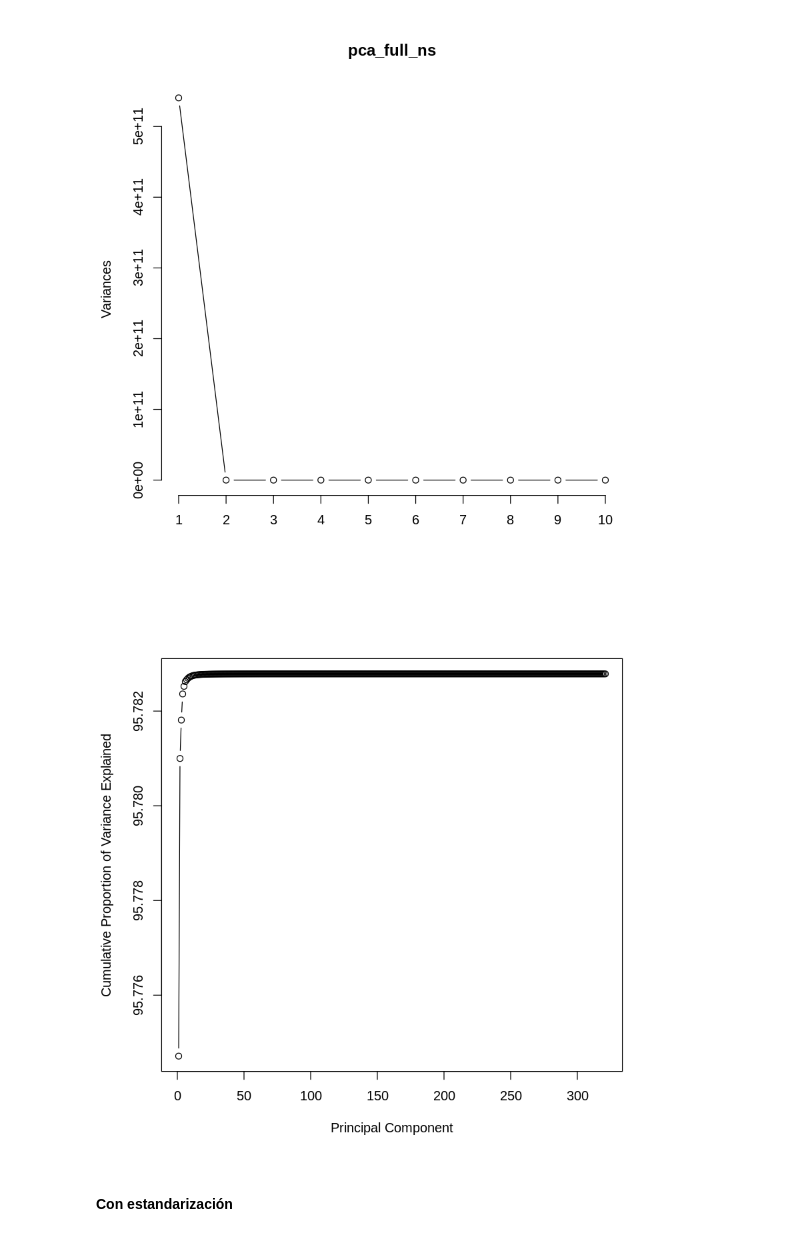
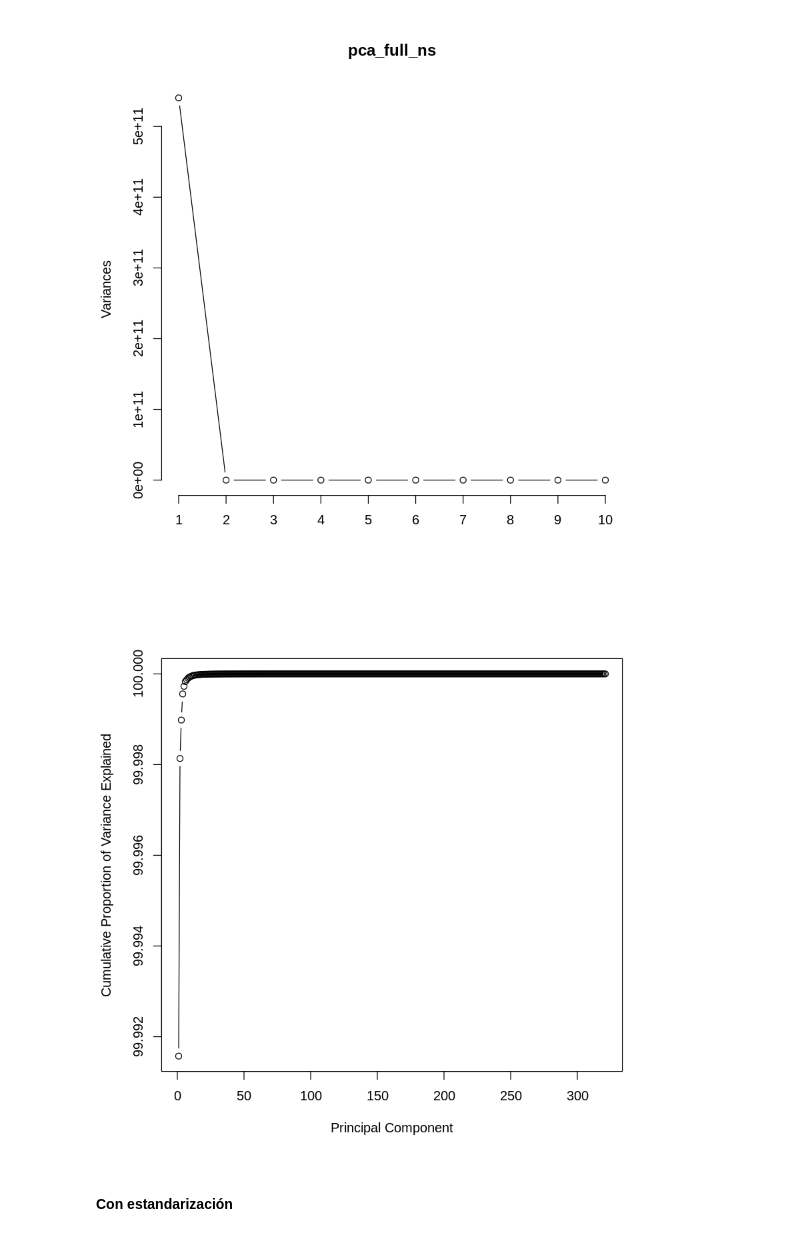
Before and after one commit to yerartdev/uc-m1966-datamining, a Jupyter notebook: d2/T02-m1966-clasificacion-reduccion-dimensionalidad.ipynb, the cells around one changed output. Saved outputs shown, nothing was run; the diff lists cells and outputs as text; code cells hidden in the pictures.

```diff
--- a/d2/T02-m1966-clasificacion-reduccion-dimensionalidad.ipynb
+++ b/d2/T02-m1966-clasificacion-reduccion-dimensionalidad.ipynb
@@ -198,12 +202,12 @@ plot(pca_full_ns, type='l')
 [figure]
 # %%
 #::GMG:: cumulative scree plot
-plot(cumsum(pca_full_ns$sdev^2*100/sum(pca_full_ns$sdev)^2),
+plot(100*cumsum(pca_full_ns$sdev^2/sum(pca_full_ns$sdev^2)),
             xlab = "Principal Component",
             ylab = "Cumulative Proportion of Variance Explained",
             type = "b")
 # %% [output]
-[figure, old version]
+[figure, new version]
 # %% [markdown]
 #### Con estandarización
 # %%
```
Also changed, not shown: parts of 19 cells of this notebook.
